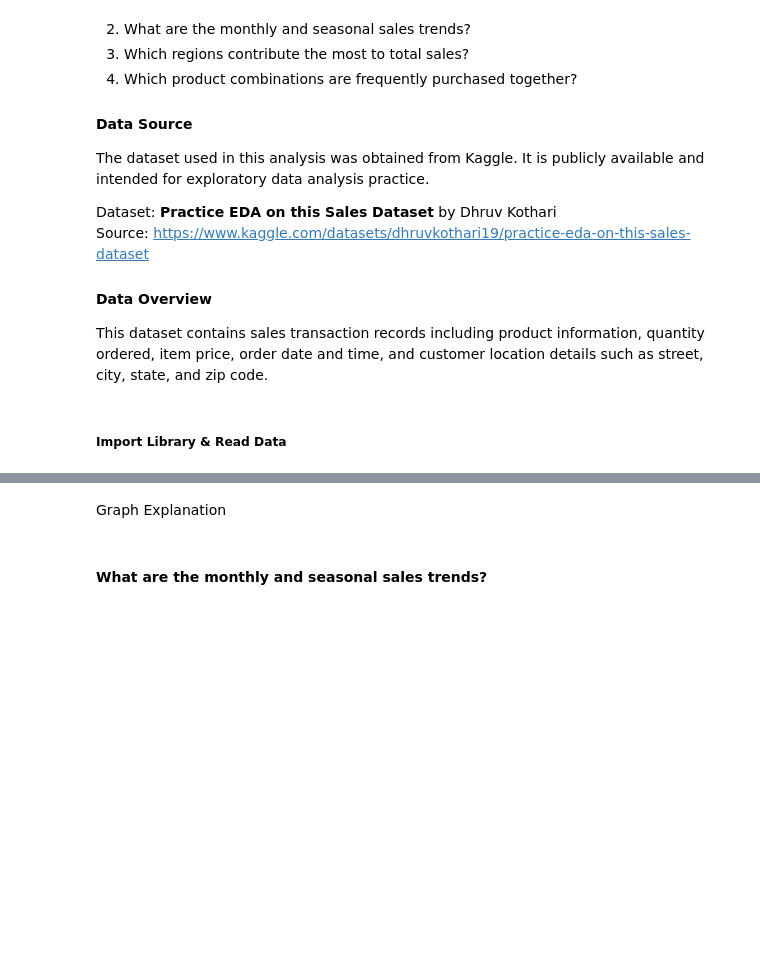
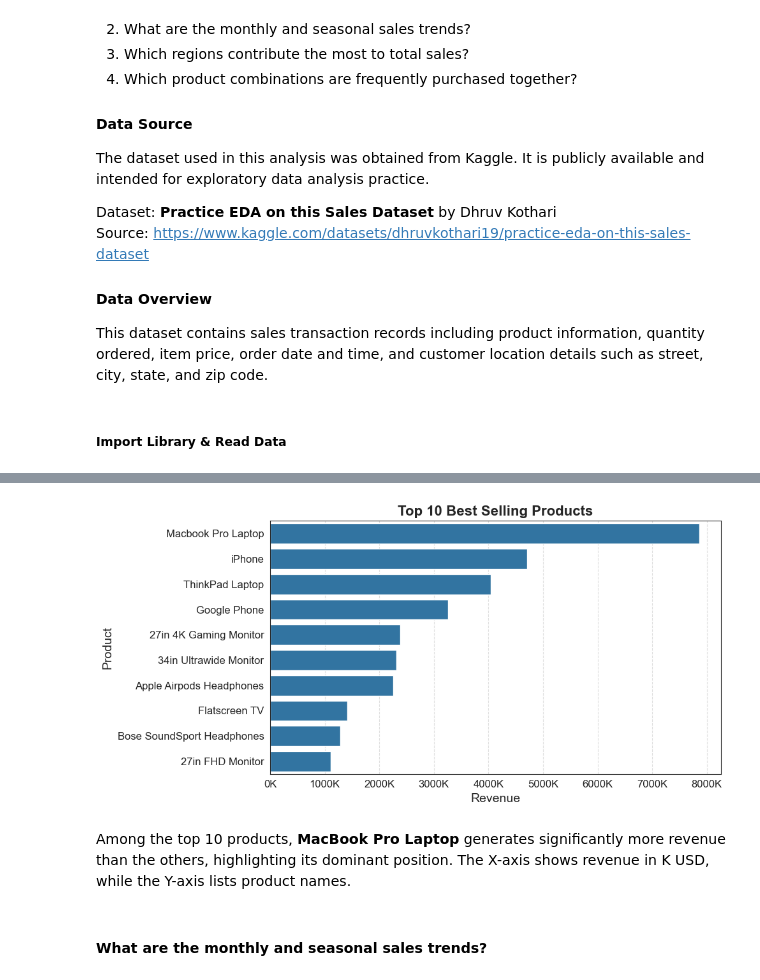
Before and after one commit to aliciawijaya98/sales_eda, a Jupyter notebook: Data Analysis.ipynb, the cells around one changed output, grey strips where cells are left out. Cells and saved outputs as stored; diff of their text form; code cells hidden in the pictures; blank space fills up the shorter version.

```diff
--- a/Data Analysis.ipynb
+++ b/Data Analysis.ipynb
@@ -44,2 +46,15 @@ df.head(10)
+# %%
+import matplotlib.pyplot as plt
+import matplotlib.ticker as mtick
+import seaborn as sns
+
+def set_chart_style(font='Arial', title_size=16, label_size=14, tick_size=12):
+    sns.set_style("white")
+    plt.rcParams['font.family'] = font
+    plt.rcParams['axes.titlesize'] = title_size
+    plt.rcParams['axes.labelsize'] = label_size
+    plt.rcParams['xtick.labelsize'] = tick_size
+    plt.rcParams['ytick.labelsize'] = tick_size
+    plt.rcParams['axes.titleweight'] = 'bold'
 # %% [markdown]
 #### **Exploratory Data Analysis**
@@ -47,0 +65,6 @@ df.head(10)
+# %%
+df['revenue'] = df['quantity_ordered'] * df['price_each']
+
+df = df[['order_id', 'product', 'quantity_ordered', 'price_each', 'revenue', 'order_date', 'order_month', 'order_quarter', 'order_time', 'street', 'city', 'state', 'zip']]
+
+df
@@ -48,7 +85,35 @@ df.head(10)
 # %%
-# graph
+top_products = (df.groupby('product')['revenue']
+                .sum()
+                .sort_values(ascending=False)
+                .head(10)
+)
+
+top_products_df = top_products.reset_index()
+top_products_df.columns = ['Product', 'Revenue']
+
+set_chart_style(font='Arial')
+plt.figure(figsize=(10,5))
+ax = sns.barplot(
+    data=top_products_df,
+    y='Product',
+    x='Revenue',
+    orient='h'
+)
+
+plt.title('Top 10 Best Selling Products')
+plt.xlabel('Revenue')
+plt.ylabel('Product')
+ax.xaxis.set_major_formatter(mtick.FuncFormatter(lambda x, pos: f'{int(x/1000)}K'))
+
+ax.grid(axis='x', linestyle='--', alpha=0.6)
+ax.grid(axis='y', visible=False)
+plt.tight_layout()
+plt.show()
+# %% [output]
+[figure, added]
 # %% [markdown]
-Graph Explanation
+Among the top 10 products, **MacBook Pro Laptop** generates significantly more revenue than the others, highlighting its dominant position. The X-axis shows revenue in K USD, while the Y-axis lists product names.
 # %% [markdown]
 #### What are the monthly and seasonal sales trends?
 # %%
```
Also changed, not shown: parts of 5 cells of this notebook.
